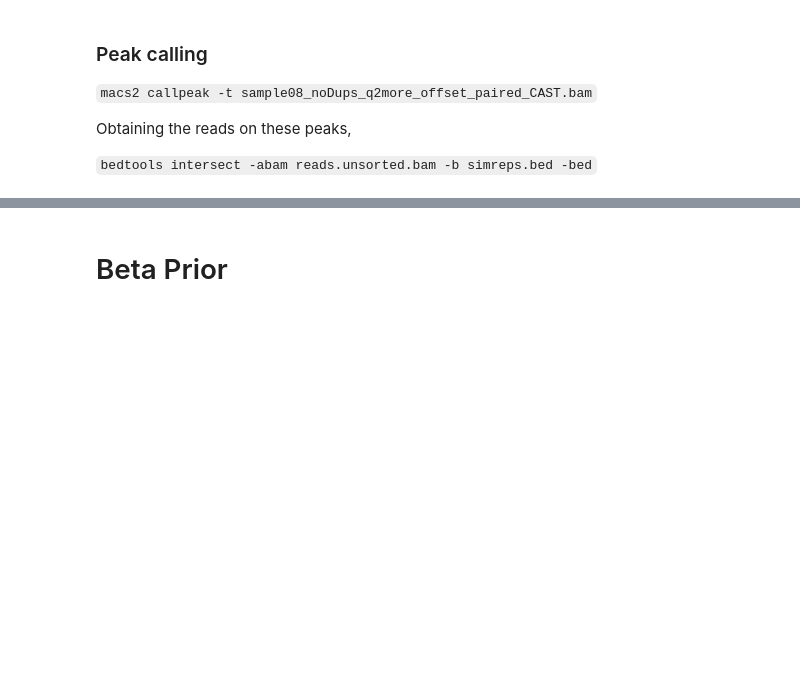
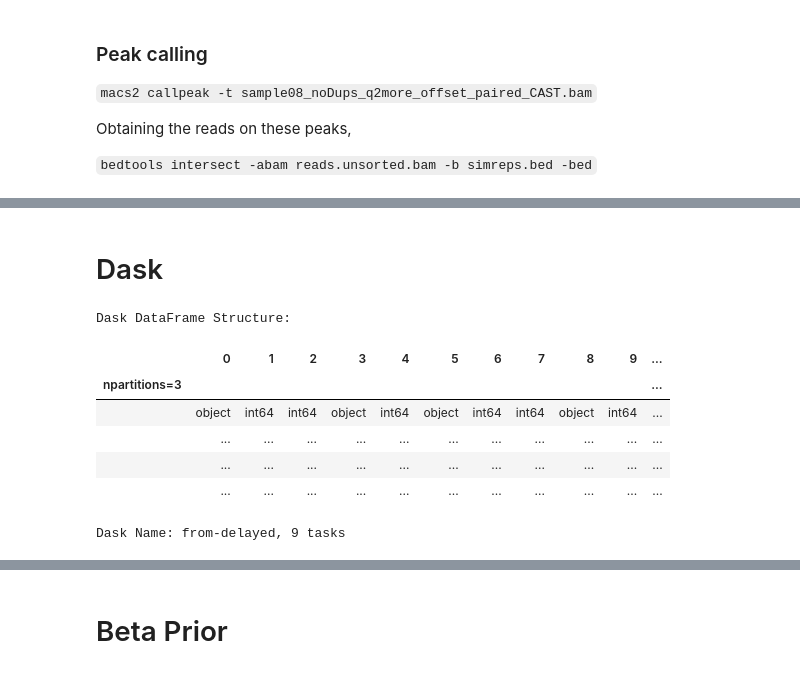
Before and after one commit to KristerJazz/mhpc_thesis, a Jupyter notebook: Progress.ipynb, the cells around one changed output, grey strips where cells are left out. Drawn from its saved outputs; the diff is of its cells as text; code cells hidden in the pictures; blank space fills up the shorter version.

```diff
--- a/Progress.ipynb
+++ b/Progress.ipynb
@@ -46,0 +45,15 @@ Obtaining the reads on these peaks,
+# %% [markdown]
+# Dask
+# %%
+import dask.dataframe as dd
+df = dd.read_csv('129_reads.bed', delimiter='\t', header=None)
+df
+# %% [output]
+Dask DataFrame Structure:
+|  | 0 | 1 | 2 | 3 | 4 | 5 | 6 | 7 | 8 | 9 | ... |
+| npartitions=3 |  |  |  |  |  |  |  |  |  |  | ... |
+|  | object | int64 | int64 | object | int64 | object | int64 | int64 | object | int64 | ... |
+|  | ... | ... | ... | ... | ... | ... | ... | ... | ... | ... | ... |
+|  | ... | ... | ... | ... | ... | ... | ... | ... | ... | ... | ... |
+|  | ... | ... | ... | ... | ... | ... | ... | ... | ... | ... | ... |
+Dask Name: from-delayed, 9 tasks
```
Also changed, not shown: parts of 10 cells of this notebook, 3 other files.
